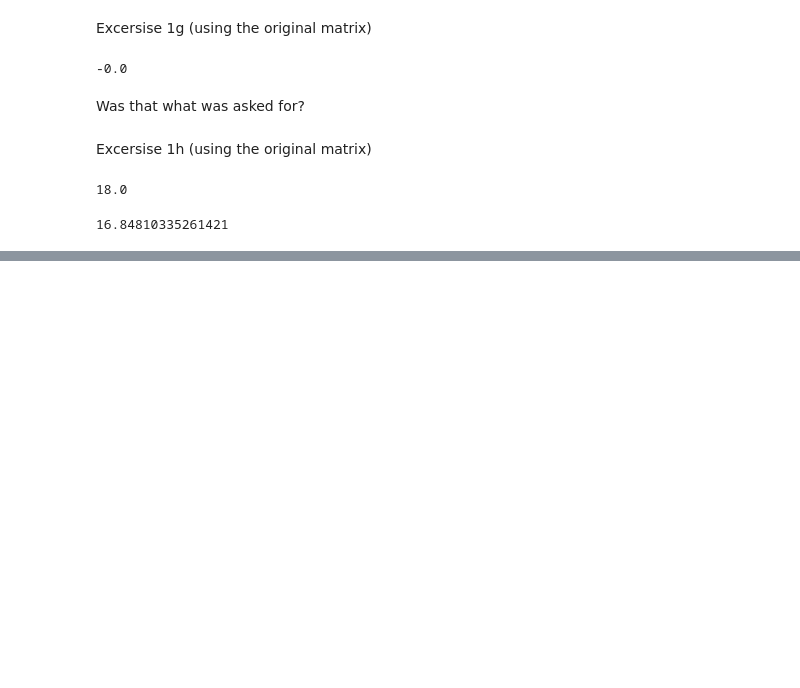
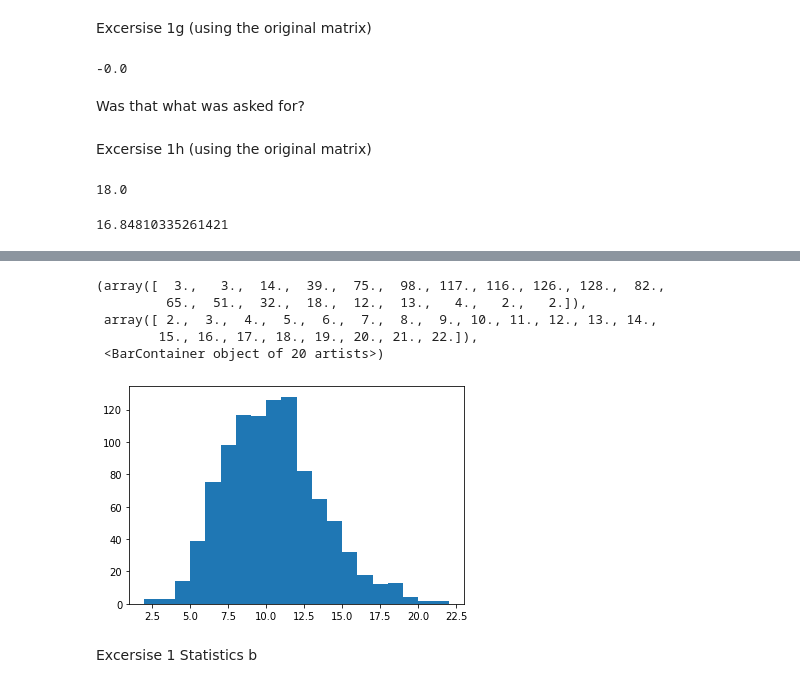
Before and after one commit to U-Wik/my_repository, a Jupyter notebook: dag 5/Dag 5.ipynb, the cells around one changed output, grey strips where cells are left out. Drawn from its saved outputs; the diff is of its cells as text; code cells hidden in the pictures; blank space fills up the shorter version.

```diff
--- a/dag 5/Dag 5.ipynb
+++ b/dag 5/Dag 5.ipynb
@@ -87,0 +112,11 @@ linalg.norm(a,2)
+# %%
+pyplot.hist(r,20)
+# %% [output]
+(array([  3.,   3.,  14.,  39.,  75.,  98., 117., 116., 126., 128.,  82.,
+         65.,  51.,  32.,  18.,  12.,  13.,   4.,   2.,   2.]),
+ array([ 2.,  3.,  4.,  5.,  6.,  7.,  8.,  9., 10., 11., 12., 13., 14.,
+        15., 16., 17., 18., 19., 20., 21., 22.]),
+ <BarContainer object of 20 artists>)
+[figure, added]
+# %% [markdown]
+Excersise 1 Statistics b
```
Also changed, not shown: parts of 21 cells of this notebook.
